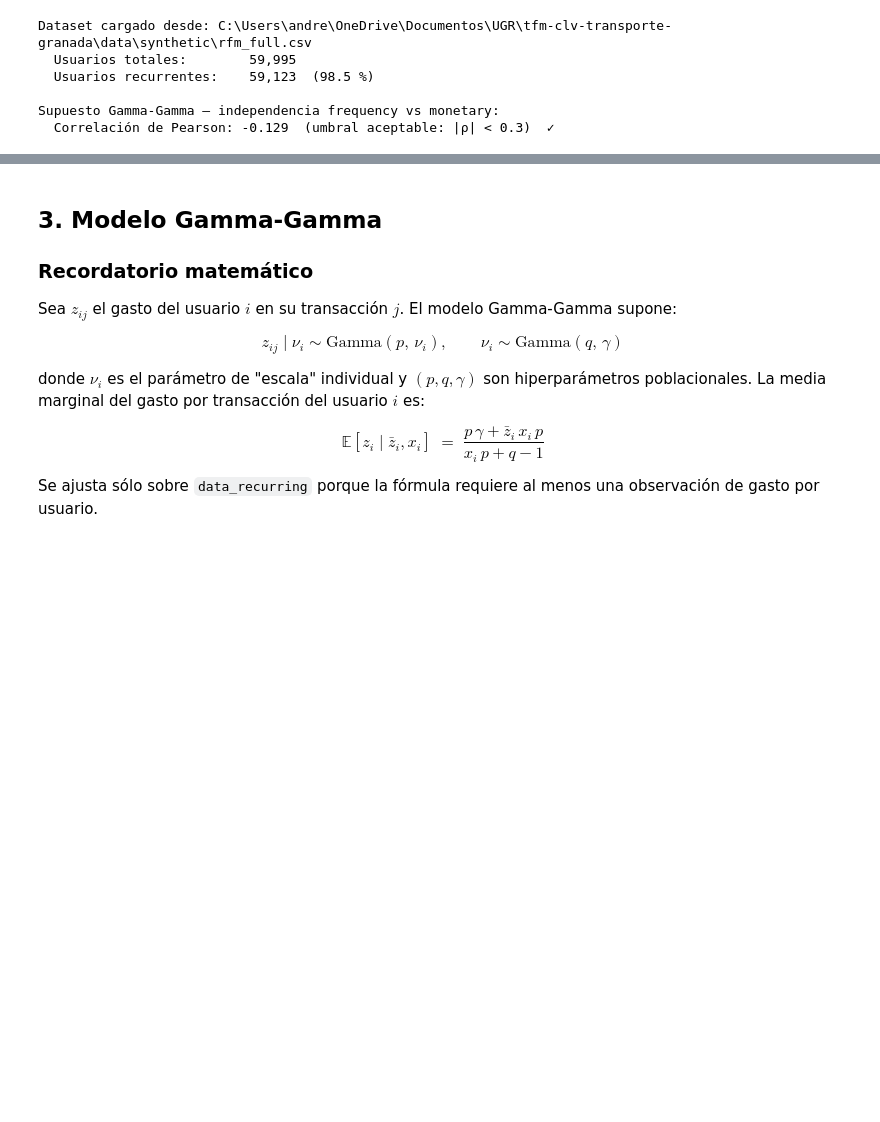
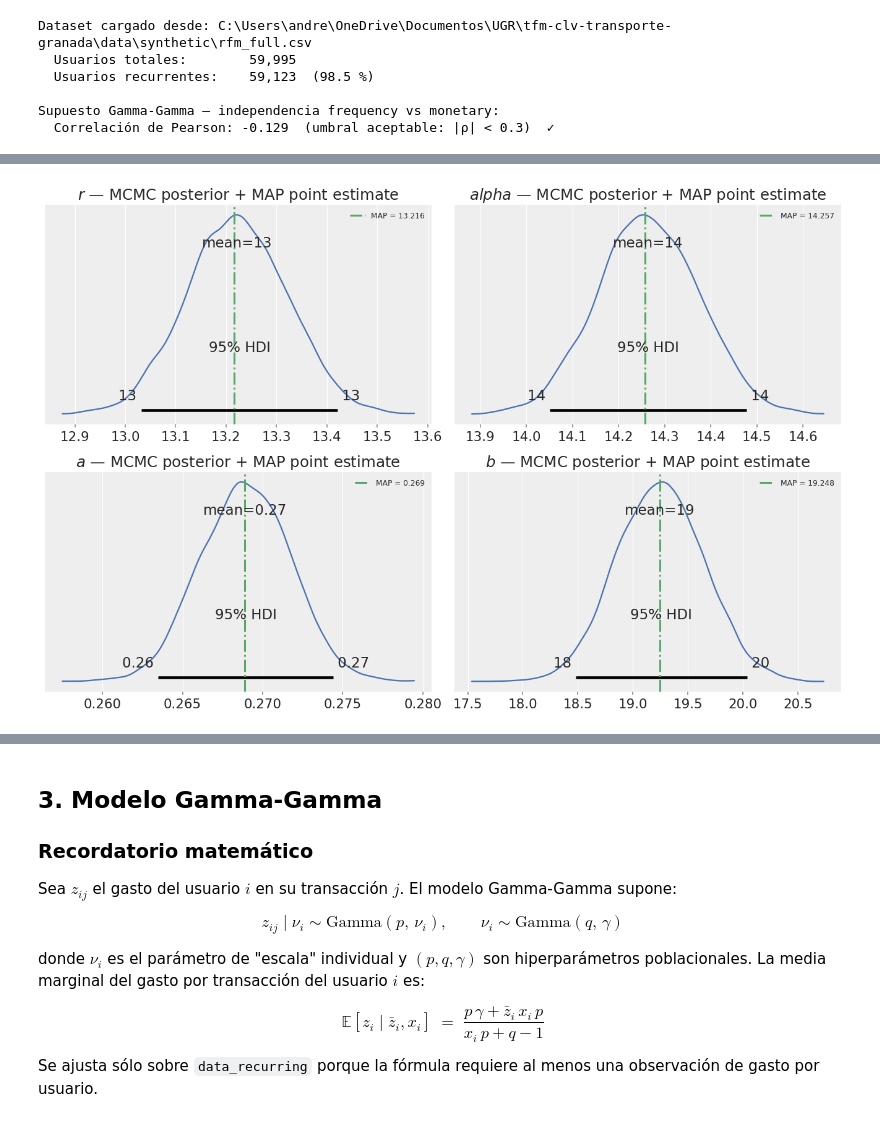
Before and after one commit to Andres-Dala/tfm-clv-transporte-granada, a Jupyter notebook: notebooks/clv_full_analysis.ipynb, the cells around one changed output, grey strips where cells are left out. Cells and saved outputs as stored; diff of their text form; code cells hidden in the pictures; blank space fills up the shorter version.

```diff
--- a/notebooks/clv_full_analysis.ipynb
+++ b/notebooks/clv_full_analysis.ipynb
@@ -263,0 +219,24 @@ Residuos (observado - posterior mediana):
+# %%
+# Ajuste MAP del mismo modelo (cacheado igual que el MCMC)
+CACHE_BGNBD_MAP = MODELS_DIR / f"bgnbd_map_{PRIORS_DEFAULT_KEY}_n{len(data_full)}.nc"
+
+if CACHE_BGNBD_MAP.exists() and not FORCE_REFIT:
+    print(f"Cargando MAP cacheado: {CACHE_BGNBD_MAP.name}")
+    bgnbd_map = clv.BetaGeoModel.load(CACHE_BGNBD_MAP)
+else:
+    bgnbd_map = clv.BetaGeoModel(
+        data=data_full,
+        model_config=priors_to_model_config(PRIORS[PRIORS_DEFAULT_KEY])
+    )
+    print("Ajustando BG/NBD por MAP (L-BFGS-B)...")
+    t0 = time.time()
+    bgnbd_map.fit(method="map")
+    print(f"MAP completo en {time.time()-t0:.1f} s. Guardando cache...")
+    bgnbd_map.save(CACHE_BGNBD_MAP)
+    print(f"✓ Modelo MAP guardado en {CACHE_BGNBD_MAP.name}")
+
+# Resumen MAP
+print("\nEstimaciones puntuales MAP:")
+for var in VARS_BG:
+    val = float(bgnbd_map.idata.posterior[var].mean())
+    print(f"  {var}: {val:.4f}")
@@ -263,0 +251,18 @@ Residuos (observado - posterior mediana):
+# %%
+# Comparación MAP vs MCMC: superponer la estimación puntual sobre la posterior
+fig, axes = plt.subplots(2, 2, figsize=(12, 8))
+for ax, var in zip(axes.ravel(), VARS_BG):
+    az.plot_posterior(
+        bgnbd.idata.posterior[var].values.flatten(),
+        color="C0", point_estimate="mean", hdi_prob=0.95, ax=ax,
+    )
+    map_val  = float(bgnbd_map.idata.posterior[var].mean())
+    true_val = PARAMS_CALIBRATED[var]
+    ax.axvline(map_val,  color="C2", ls="-.", lw=2,
+               label=f"MAP = {map_val:.3f}")
+    ax.set_title(f"${var}$ — MCMC posterior + MAP point estimate")
+    ax.legend(fontsize=8)
+plt.tight_layout()
+plt.show()
+# %% [output]
+[figure, added]
```
Also changed, not shown: parts of 26 cells of this notebook, 5 other files.
